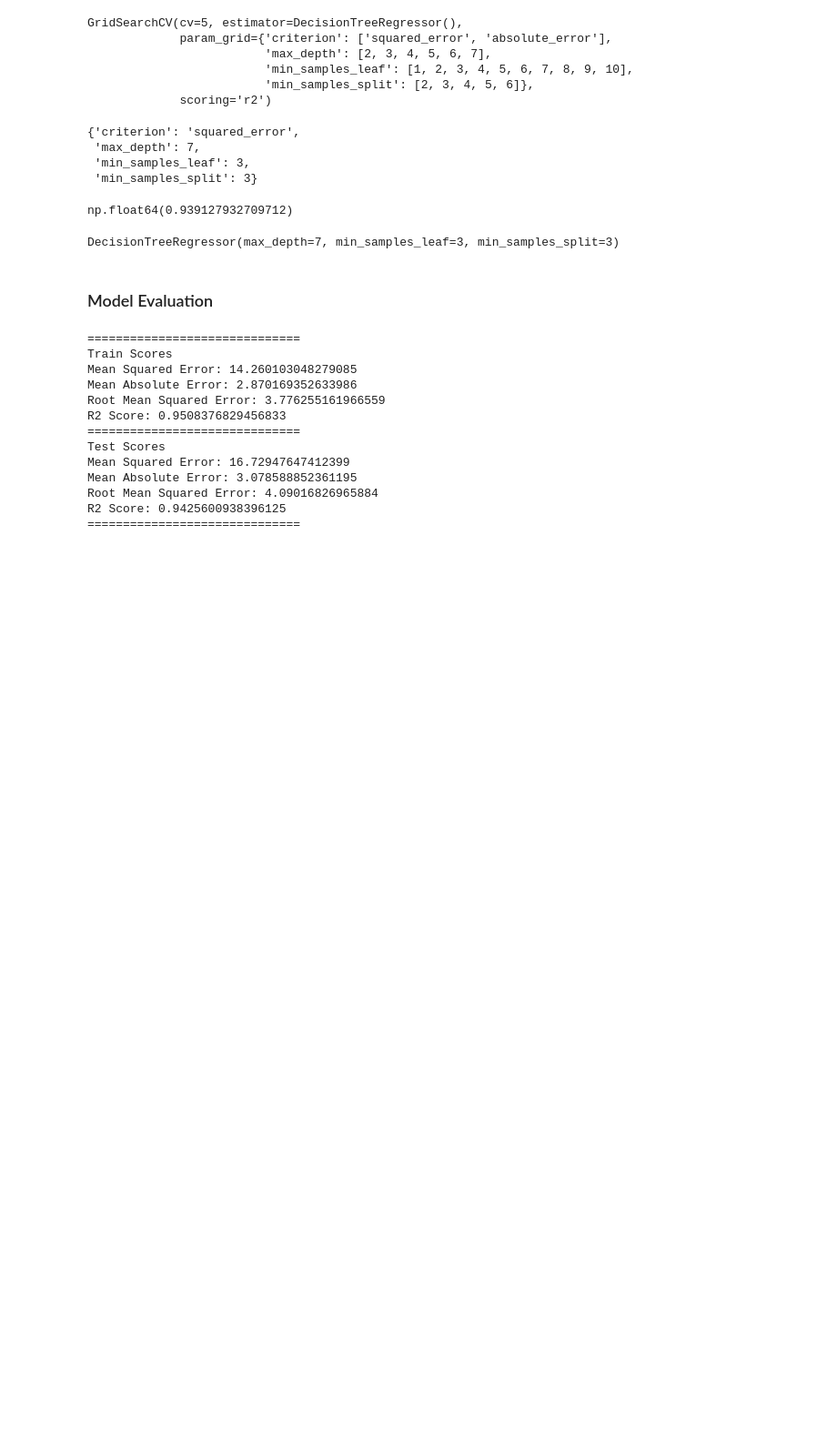
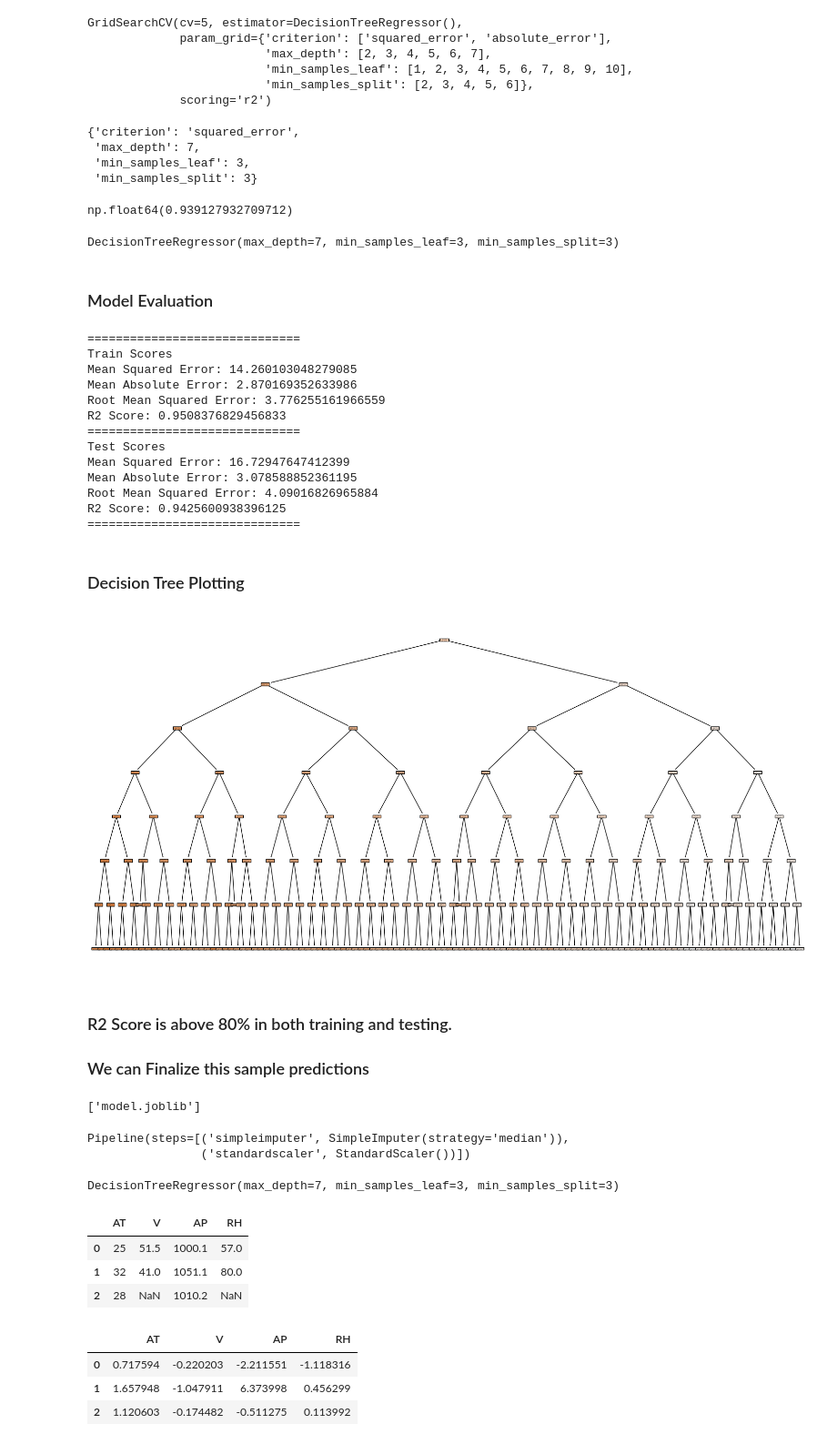
Before and after one commit to onkar-satpute/Machine-Learning, a Jupyter notebook: Decision Tree/Decision Tree Regressor.ipynb, the cells around one changed output. Shown at 91% size. Drawn from its saved outputs; the diff is of its cells as text; code cells hidden in the pictures; blank space fills up the shorter version.

```diff
--- a/Decision Tree/Decision Tree Regressor.ipynb
+++ b/Decision Tree/Decision Tree Regressor.ipynb
@@ -230,3 +230,24 @@ Mean Absolute Error: 3.078588852361195
 Root Mean Squared Error: 4.09016826965884
 R2 Score: 0.9425600938396125
 ==============================
+# %% [markdown]
+### Decision Tree Plotting
+# %%
+import matplotlib.pyplot as plt
+from sklearn.tree import plot_tree
+
+fea_names = xtrain.columns
+plt.figure(figsize = (20, 10))
+plot_tree(best_dtr, feature_names = fea_names, filled = True)
+plt.show()
+# %% [output]
+[figure, added]
+# %% [markdown]
+### R2 Score is above 80% in both training and testing.
+### We can Finalize this sample predictions
+# %%
+import joblib
+joblib.dump(num_pipe,'pre.joblib')
+joblib.dump(best_dtr,'model.joblib')
+# %% [output]
+['model.joblib']
@@ -232,0 +257,26 @@ R2 Score: 0.9425600938396125
+# %%
+pre2
+# %% [output]
+Pipeline(steps=[('simpleimputer', SimpleImputer(strategy='median')),
+                ('standardscaler', StandardScaler())])
+# %%
+model2
+# %% [output]
+DecisionTreeRegressor(max_depth=7, min_samples_leaf=3, min_samples_split=3)
+# %%
+path2 = r"https://raw.githubusercontent.com/onkar-satpute/Datasets/refs/heads/main/PowerPlantTest.csv"
+xnew = pd.read_csv(path2)
+xnew.head()
+# %% [output]
+|  | AT | V | AP | RH |
+| 0 | 25 | 51.5 | 1000.1 | 57.0 |
+| 1 | 32 | 41.0 | 1051.1 | 80.0 |
+| 2 | 28 | NaN | 1010.2 | NaN |
+# %%
+xnew_pre = pre2.transform(xnew)
+xnew_pre.head()
+# %% [output]
+|  | AT | V | AP | RH |
+| 0 | 0.717594 | -0.220203 | -2.211551 | -1.118316 |
+| 1 | 1.657948 | -1.047911 | 6.373998 | 0.456299 |
+| 2 | 1.120603 | -0.174482 | -0.511275 | 0.113992 |
```
Also changed, not shown: parts of 4 cells of this notebook, 3 other files.
